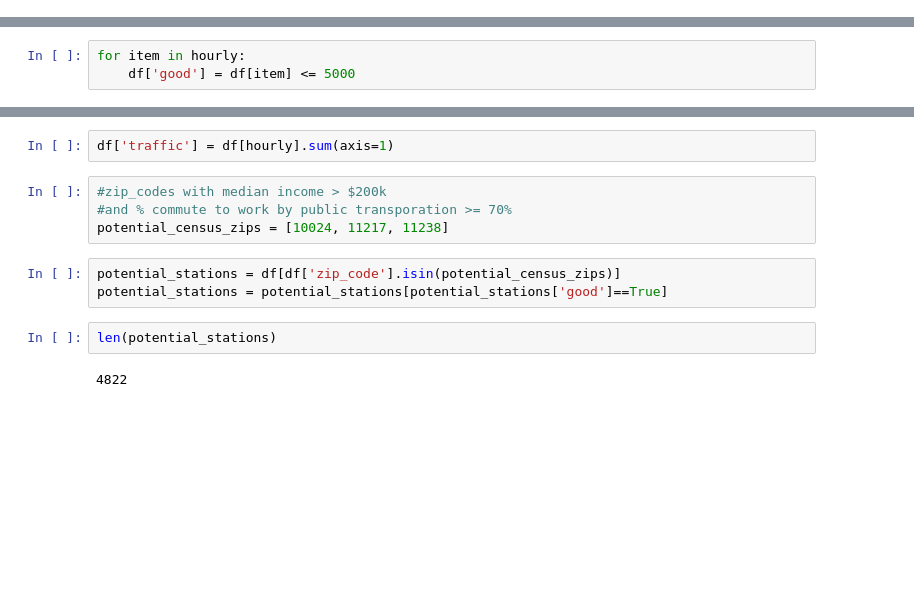
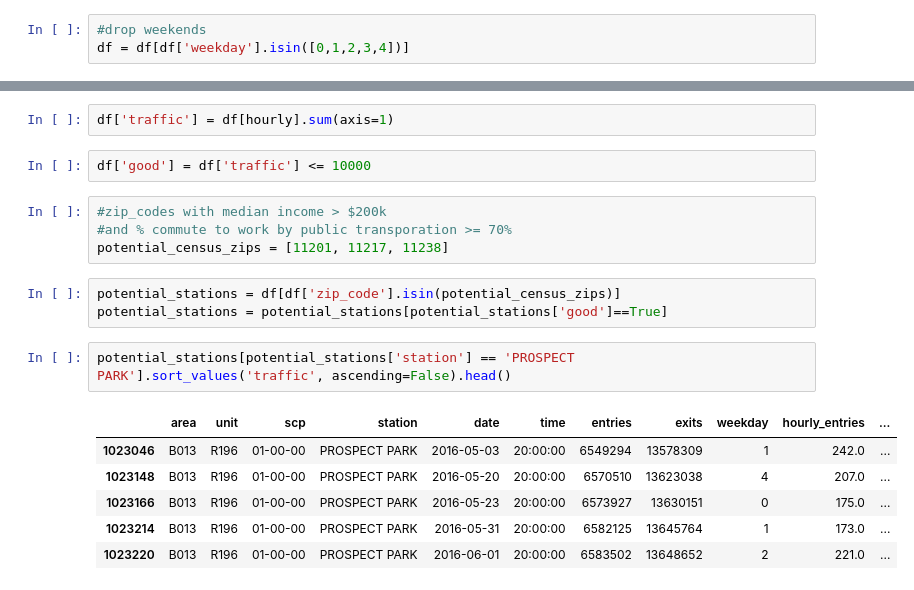
Before and after one commit to emw1687/benson, a Jupyter notebook: mta_turnstiles_eda_eva.ipynb, the cells around one changed output, grey strips where cells are left out. Saved outputs shown, nothing was run; the diff lists cells and outputs as text; blank space fills up the shorter version.

```diff
--- a/mta_turnstiles_eda_eva.ipynb
+++ b/mta_turnstiles_eda_eva.ipynb
@@ -69,6 +59,9 @@ dtype: int64
 for item in hourly:
     df.loc[df[item] < 0, item] = abs(df[item])
     df[df[item] < 0]
+# %%
+#drop weekends
+df = df[df['weekday'].isin([0,1,2,3,4])]
 # %%
 df['hourly_entries'].describe(percentiles=[0.01, 0.999])
 # %% [output]
@@ -95,4 +88 @@ max      2.087387e+09
 Name: hourly_exits, dtype: float64
-# %%
-for item in hourly:
-    df['good'] = df[item] <= 5000
@@ -103,16 +89,23 @@ hourly
 # %%
 df['traffic'] = df[hourly].sum(axis=1)
+# %%
+df['good'] = df['traffic'] <= 10000
 # %%
 #zip_codes with median income > $200k
 #and % commute to work by public transporation >= 70%
-potential_census_zips = [10024, 11217, 11238]
+potential_census_zips = [11201, 11217, 11238]
 # %%
 potential_stations = df[df['zip_code'].isin(potential_census_zips)]
 potential_stations = potential_stations[potential_stations['good']==True]
-# %%
-len(potential_stations)
-# %% [output]
-4822
+# %%
+potential_stations[potential_stations['station'] == 'PROSPECT PARK'].sort_values('traffic', ascending=False).head()
+# %% [output]
+|  | area | unit | scp | station | date | time | entries | exits | weekday | hourly_entries | ... |
+| 1023046 | B013 | R196 | 01-00-00 | PROSPECT PARK | 2016-05-03 | 20:00:00 | 6549294 | 13578309 | 1 | 242.0 | ... |
+| 1023148 | B013 | R196 | 01-00-00 | PROSPECT PARK | 2016-05-20 | 20:00:00 | 6570510 | 13623038 | 4 | 207.0 | ... |
+| 1023166 | B013 | R196 | 01-00-00 | PROSPECT PARK | 2016-05-23 | 20:00:00 | 6573927 | 13630151 | 0 | 175.0 | ... |
+| 1023214 | B013 | R196 | 01-00-00 | PROSPECT PARK | 2016-05-31 | 20:00:00 | 6582125 | 13645764 | 1 | 173.0 | ... |
+| 1023220 | B013 | R196 | 01-00-00 | PROSPECT PARK | 2016-06-01 | 20:00:00 | 6583502 | 13648652 | 2 | 221.0 | ... |
 # %%
 stations = list(potential_stations['station'].unique())
 stations
```
Also changed, not shown: parts of 31 cells of this notebook, 3 other files.
